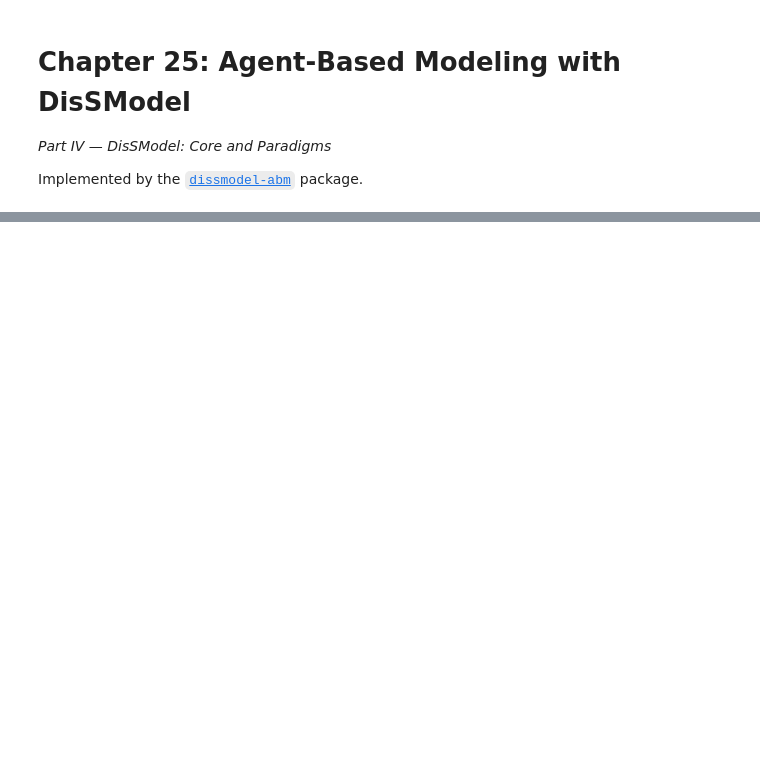
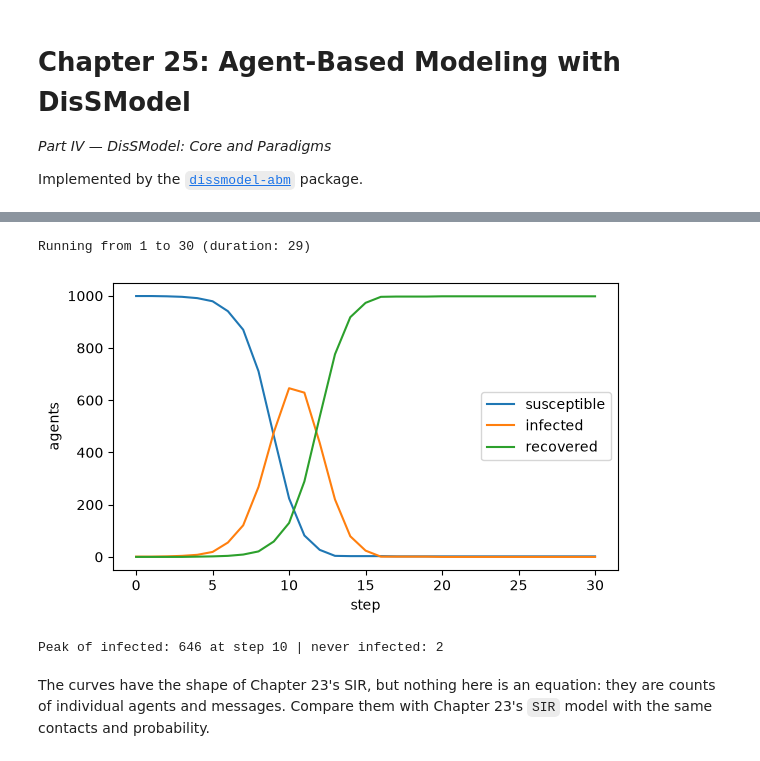
Before and after one commit to LambdaGeo/geospatial-modeling-python, a Jupyter notebook: docs/part4/ch25_abm.ipynb, the cells around one changed output, grey strips where cells are left out. Cells and saved outputs as stored; diff of their text form; code cells hidden in the pictures; blank space fills up the shorter version.

```diff
--- a/docs/part4/ch25_abm.ipynb
+++ b/docs/part4/ch25_abm.ipynb
@@ -534,0 +390,31 @@ Stated directly in the package's own roadmap, not implied by omission: **raster
+# %%
+from dissmodel_abm.models import Disease
+
+
+class RecordedDisease(Disease):
+    def setup(self, **params):
+        super().setup(**params)
+        self.history = [(self.susceptible, self.infected, self.recovered)]
+
+    def execute(self):
+        super().execute()
+        self.history.append((self.susceptible, self.infected, self.recovered))
+
+
+env = Environment(start_time=1, end_time=30)
+epi = RecordedDisease(seed=1)
+env.run()
+
+s, i, r = np.array(epi.history).T
+plt.figure(figsize=(6, 3.6))
+plt.plot(s, label="susceptible"); plt.plot(i, label="infected"); plt.plot(r, label="recovered")
+plt.xlabel("step"); plt.ylabel("agents"); plt.legend()
+plt.tight_layout()
+plt.show()
+print("Peak of infected:", int(i.max()), "at step", int(i.argmax()), "| never infected:", int(s[-1]))
+# %% [output]
+Running from 1 to 30 (duration: 29)
+[figure, added]
+Peak of infected: 646 at step 10 | never infected: 2
+# %% [markdown]
+The curves have the shape of Chapter 23's SIR, but nothing here is an equation: they are counts of individual agents and messages. Compare them with Chapter 23's `SIR` model with the same contacts and probability.
```
Also changed, not shown: parts of 47 cells of this notebook.
